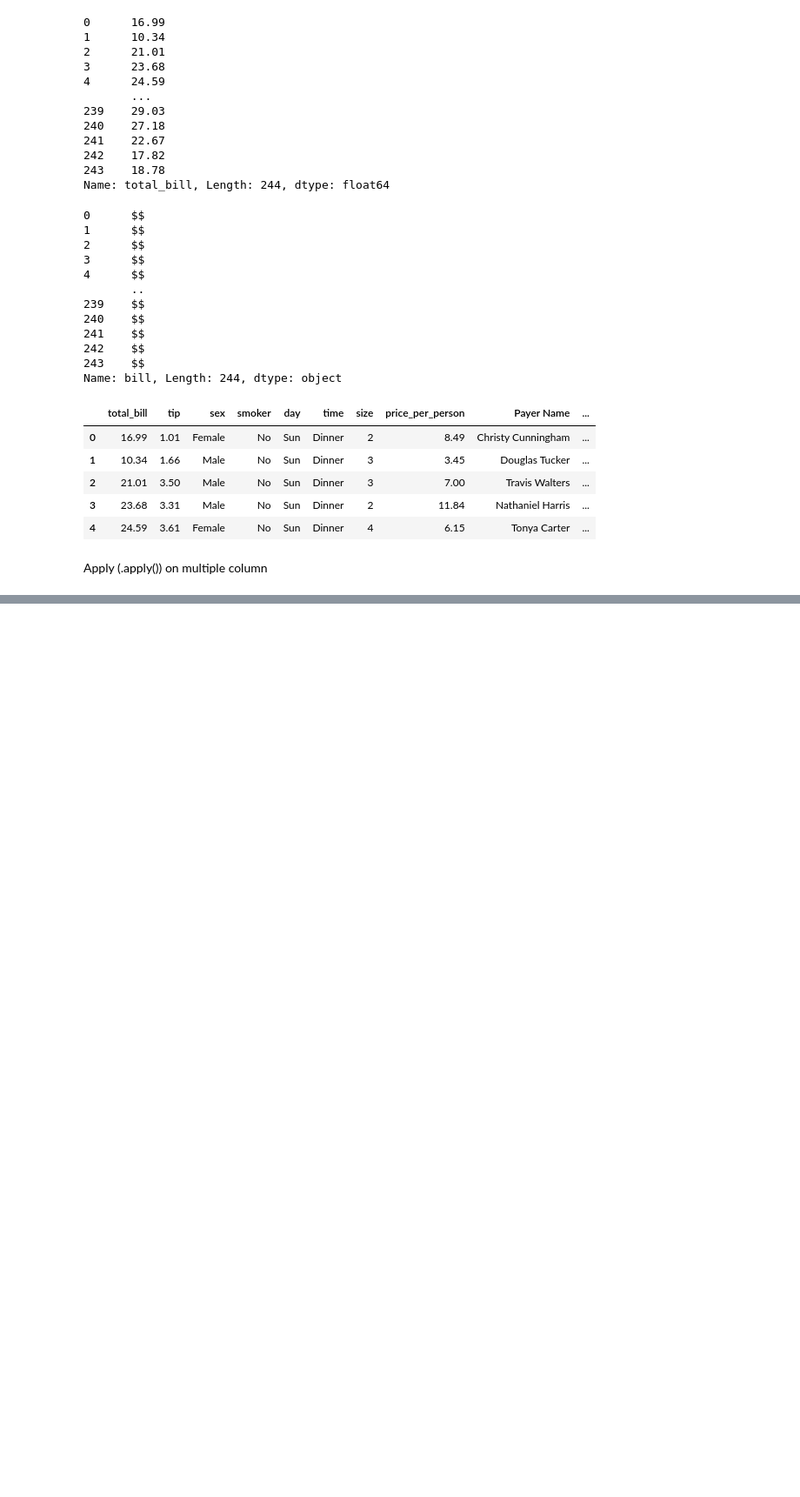
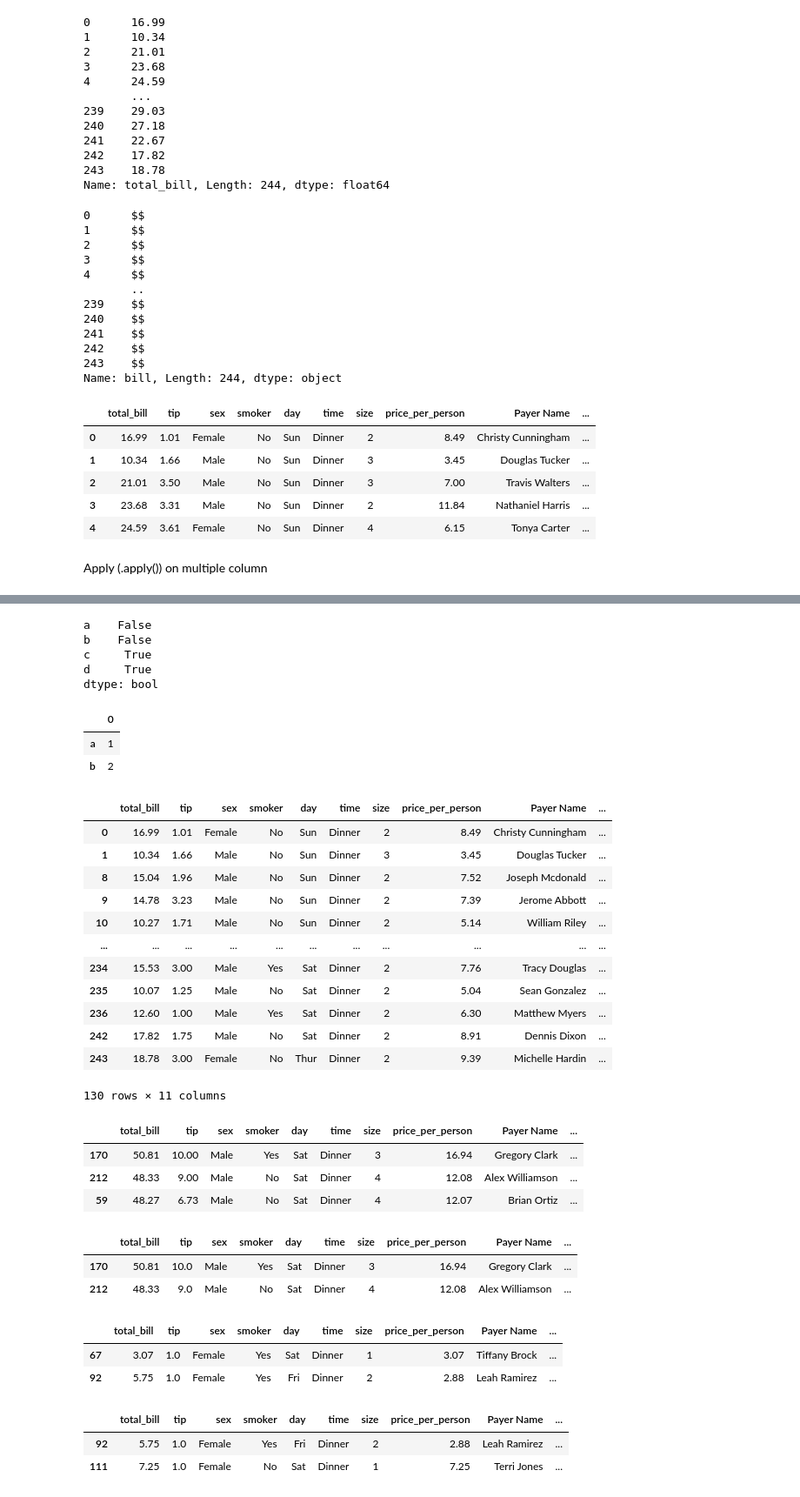
Before and after one commit to rahulgoraksha/ml-algorithms-practice, a Jupyter notebook: notebooks/pandas.ipynb, the cells around one changed output, grey strips where cells are left out. Shown at 87% size. Cells and saved outputs as stored; diff of their text form; code cells hidden in the pictures; blank space fills up the shorter version.

```diff
--- a/notebooks/pandas.ipynb
+++ b/notebooks/pandas.ipynb
@@ -851,0 +1137,56 @@ Apply (.apply()) on multiple column
+# %%
+simple_df.duplicated() #finding duplicate rows in the simple_df DataFrame
+# %% [output]
+a    False
+b    False
+c     True
+d     True
+dtype: bool
+# %%
+simple_df.drop_duplicates() # removing duplicate rows from the simple_df DataFrame
+# %% [output]
+|  | 0 |
+| a | 1 |
+| b | 2 |
+# %%
+df[df['total_bill'].between(10,20, inclusive='both')] # checking which total bill values are between 10 and 20 alon with inclusivityg the boundaries
+# %% [output]
+|  | total_bill | tip | sex | smoker | day | time | size | price_per_person | Payer Name | ... |
+| 0 | 16.99 | 1.01 | Female | No | Sun | Dinner | 2 | 8.49 | Christy Cunningham | ... |
+| 1 | 10.34 | 1.66 | Male | No | Sun | Dinner | 3 | 3.45 | Douglas Tucker | ... |
+| 8 | 15.04 | 1.96 | Male | No | Sun | Dinner | 2 | 7.52 | Joseph Mcdonald | ... |
+| 9 | 14.78 | 3.23 | Male | No | Sun | Dinner | 2 | 7.39 | Jerome Abbott | ... |
+| 10 | 10.27 | 1.71 | Male | No | Sun | Dinner | 2 | 5.14 | William Riley | ... |
+| ... | ... | ... | ... | ... | ... | ... | ... | ... | ... | ... |
+| 234 | 15.53 | 3.00 | Male | Yes | Sat | Dinner | 2 | 7.76 | Tracy Douglas | ... |
+| 235 | 10.07 | 1.25 | Male | No | Sat | Dinner | 2 | 5.04 | Sean Gonzalez | ... |
+| 236 | 12.60 | 1.00 | Male | Yes | Sat | Dinner | 2 | 6.30 | Matthew Myers | ... |
+| 242 | 17.82 | 1.75 | Male | No | Sat | Dinner | 2 | 8.91 | Dennis Dixon | ... |
+| 243 | 18.78 | 3.00 | Female | No | Thur | Dinner | 2 | 9.39 | Michelle Hardin | ... |
+130 rows × 11 columns
+# %%
+#Grab the number nlargest and nsmallest values
+df.nlargest(3,'total_bill') # getting the 3 largest values in the 'total_bill' column
+# %% [output]
+|  | total_bill | tip | sex | smoker | day | time | size | price_per_person | Payer Name | ... |
+| 170 | 50.81 | 10.00 | Male | Yes | Sat | Dinner | 3 | 16.94 | Gregory Clark | ... |
+| 212 | 48.33 | 9.00 | Male | No | Sat | Dinner | 4 | 12.08 | Alex Williamson | ... |
+| 59 | 48.27 | 6.73 | Male | No | Sat | Dinner | 4 | 12.07 | Brian Ortiz | ... |
+# %%
+df.sort_values('tip',ascending=False).iloc[0:2]  # getting the 2 smallest values in the 'tip' column
+# %% [output]
+|  | total_bill | tip | sex | smoker | day | time | size | price_per_person | Payer Name | ... |
+| 170 | 50.81 | 10.0 | Male | Yes | Sat | Dinner | 3 | 16.94 | Gregory Clark | ... |
+| 212 | 48.33 | 9.0 | Male | No | Sat | Dinner | 4 | 12.08 | Alex Williamson | ... |
+# %%
+df.nsmallest(2,'tip') # getting the 2 smallest values in the 'tip' column
+# %% [output]
+|  | total_bill | tip | sex | smoker | day | time | size | price_per_person | Payer Name | ... |
+| 67 | 3.07 | 1.0 | Female | Yes | Sat | Dinner | 1 | 3.07 | Tiffany Brock | ... |
+| 92 | 5.75 | 1.0 | Female | Yes | Fri | Dinner | 2 | 2.88 | Leah Ramirez | ... |
+# %%
+df.sort_values('tip',ascending=True).iloc[0:2] # getting the 2 smallest values in the 'tip' column using iloc
+# %% [output]
+|  | total_bill | tip | sex | smoker | day | time | size | price_per_person | Payer Name | ... |
+| 92 | 5.75 | 1.0 | Female | Yes | Fri | Dinner | 2 | 2.88 | Leah Ramirez | ... |
+| 111 | 7.25 | 1.0 | Female | No | Sat | Dinner | 1 | 7.25 | Terri Jones | ... |
```
Also changed, not shown: parts of 35 cells of this notebook, 1 other file.
